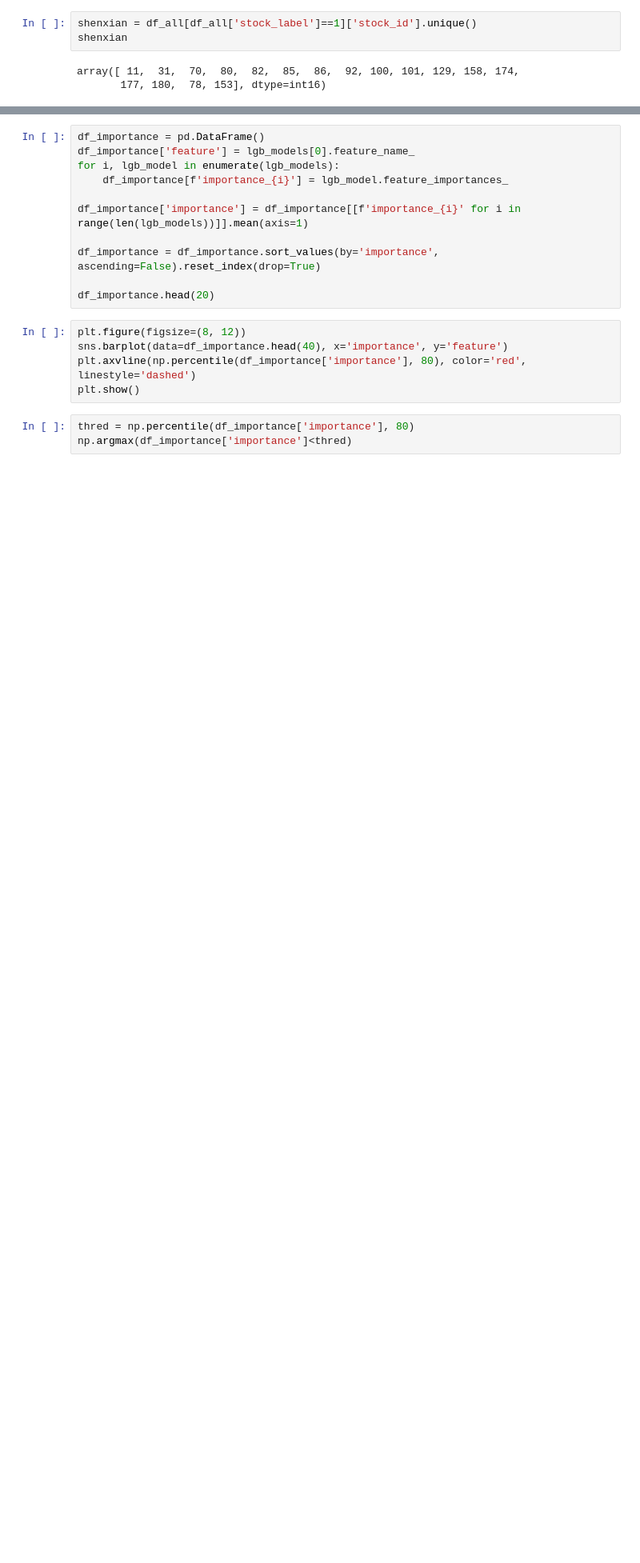
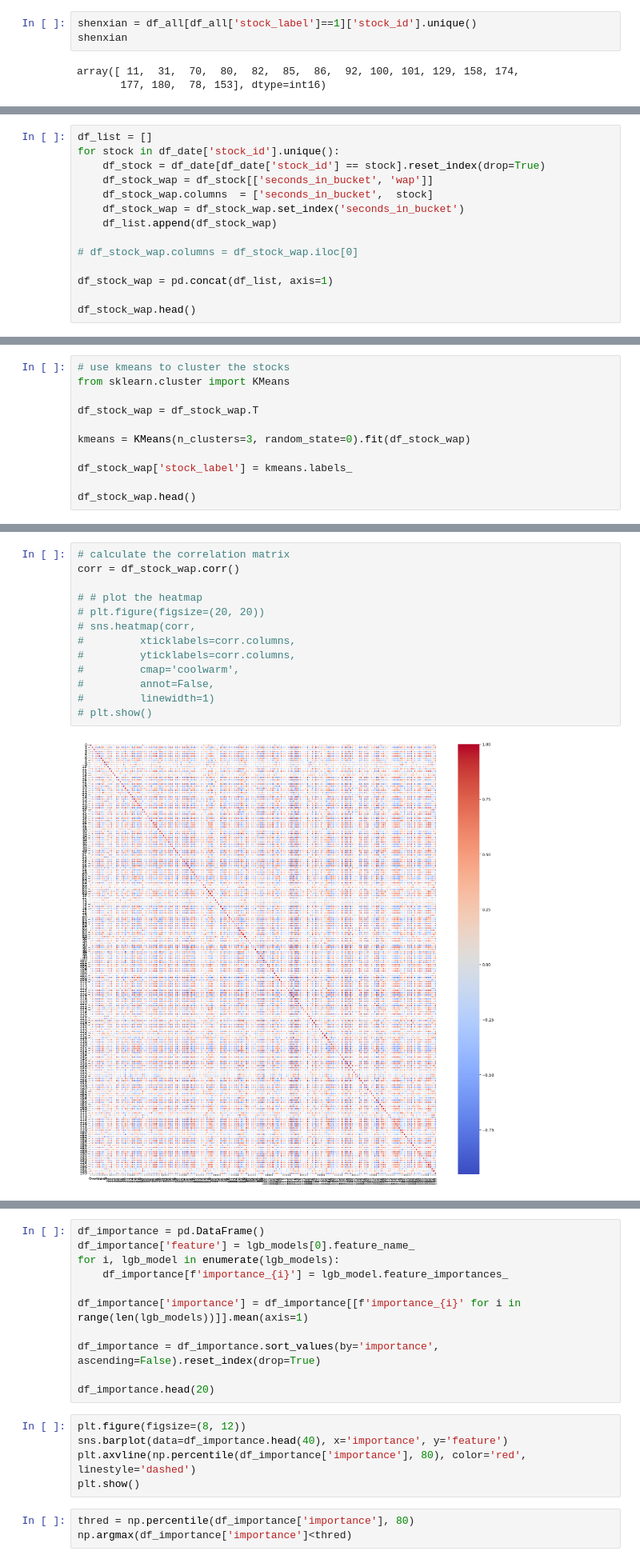
Before and after one commit to slidot41/kaggle_2023, a Jupyter notebook: notebooks/train_single_stock.ipynb, the cells around one changed output, grey strips where cells are left out. Shown at 80% size. Drawn from its saved outputs; the diff is of its cells as text; blank space fills up the shorter version.

```diff
--- a/notebooks/train_single_stock.ipynb
+++ b/notebooks/train_single_stock.ipynb
@@ -172,0 +280,14 @@ import pandas as pd
+# %%
+df_list = []
+for stock in df_date['stock_id'].unique():
+    df_stock = df_date[df_date['stock_id'] == stock].reset_index(drop=True)
+    df_stock_wap = df_stock[['seconds_in_bucket', 'wap']]
+    df_stock_wap.columns  = ['seconds_in_bucket',  stock]
+    df_stock_wap = df_stock_wap.set_index('seconds_in_bucket')
+    df_list.append(df_stock_wap)
+
+# df_stock_wap.columns = df_stock_wap.iloc[0]
+
+df_stock_wap = pd.concat(df_list, axis=1)
+
+df_stock_wap.head()
@@ -172,0 +316,11 @@ import pandas as pd
+# %%
+# use kmeans to cluster the stocks
+from sklearn.cluster import KMeans
+
+df_stock_wap = df_stock_wap.T
+
+kmeans = KMeans(n_clusters=3, random_state=0).fit(df_stock_wap)
+
+df_stock_wap['stock_label'] = kmeans.labels_
+
+df_stock_wap.head()
@@ -172,0 +356,15 @@ import pandas as pd
+# %%
+# calculate the correlation matrix
+corr = df_stock_wap.corr()
+
+# # plot the heatmap
+# plt.figure(figsize=(20, 20))
+# sns.heatmap(corr,
+#         xticklabels=corr.columns,
+#         yticklabels=corr.columns,
+#         cmap='coolwarm',
+#         annot=False,
+#         linewidth=1)
+# plt.show()
+# %% [output]
+[figure, added]
```
Also changed, not shown: parts of 21 cells of this notebook, 7 other files.
